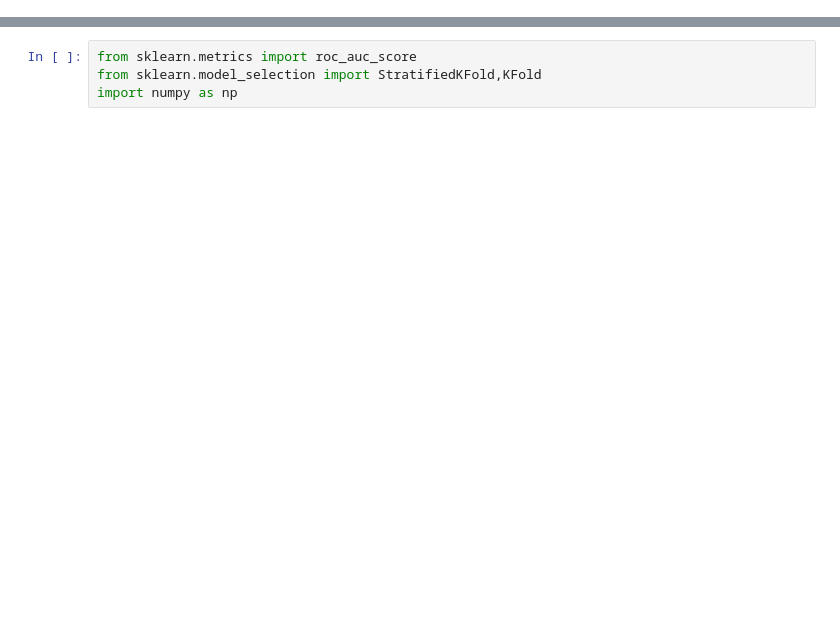
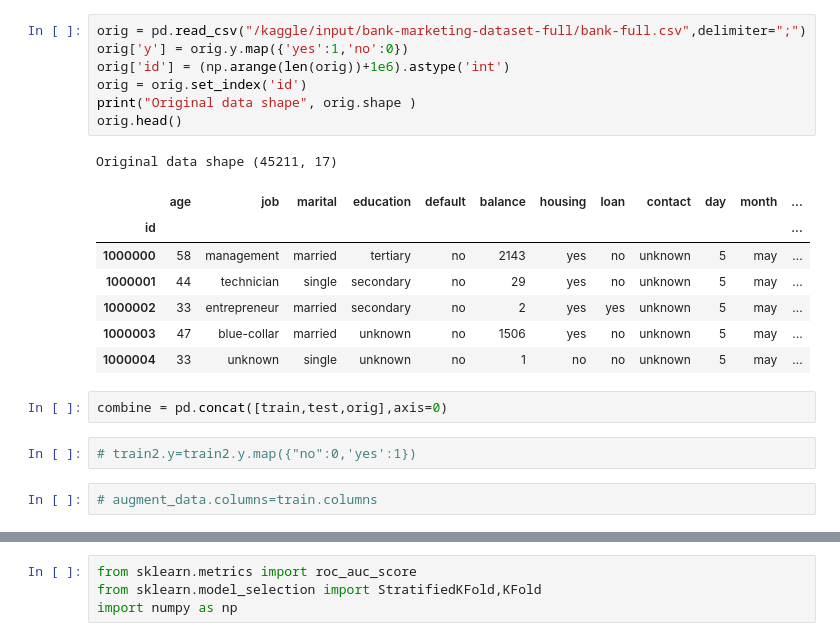
Before and after one commit to basstobnk/basstobnk, a Jupyter notebook: bank-prediction-auc.ipynb, the cells around one changed output, grey strips where cells are left out. Saved outputs shown, nothing was run; the diff lists cells and outputs as text; blank space fills up the shorter version.

Commit message:
Kaggle Notebook | bank prediction auc  | Version 36

```diff
--- a/bank-prediction-auc.ipynb
+++ b/bank-prediction-auc.ipynb
@@ -148,0 +63,22 @@ There are 1 numerical column:
+# %%
+orig = pd.read_csv("/kaggle/input/bank-marketing-dataset-full/bank-full.csv",delimiter=";")
+orig['y'] = orig.y.map({'yes':1,'no':0})
+orig['id'] = (np.arange(len(orig))+1e6).astype('int')
+orig = orig.set_index('id')
+print("Original data shape", orig.shape )
+orig.head()
+# %% [output]
+Original data shape (45211, 17)
+|  | age | job | marital | education | default | balance | housing | loan | contact | day | month | ... |
+| id |  |  |  |  |  |  |  |  |  |  |  | ... |
+| 1000000 | 58 | management | married | tertiary | no | 2143 | yes | no | unknown | 5 | may | ... |
+| 1000001 | 44 | technician | single | secondary | no | 29 | yes | no | unknown | 5 | may | ... |
+| 1000002 | 33 | entrepreneur | married | secondary | no | 2 | yes | yes | unknown | 5 | may | ... |
+| 1000003 | 47 | blue-collar | married | unknown | no | 1506 | yes | no | unknown | 5 | may | ... |
+| 1000004 | 33 | unknown | single | unknown | no | 1 | no | no | unknown | 5 | may | ... |
+# %%
+combine = pd.concat([train,test,orig],axis=0)
+# %%
+# train2.y=train2.y.map({"no":0,'yes':1})
+# %%
+# augment_data.columns=train.columns
```
Also changed, not shown: parts of 69 cells of this notebook.
